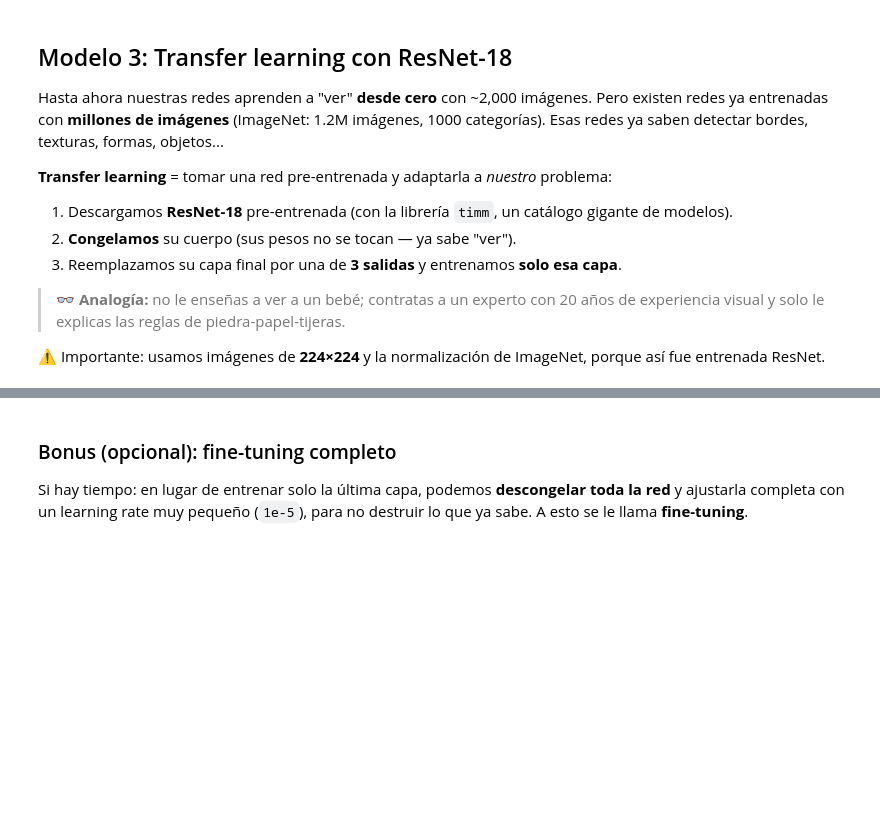
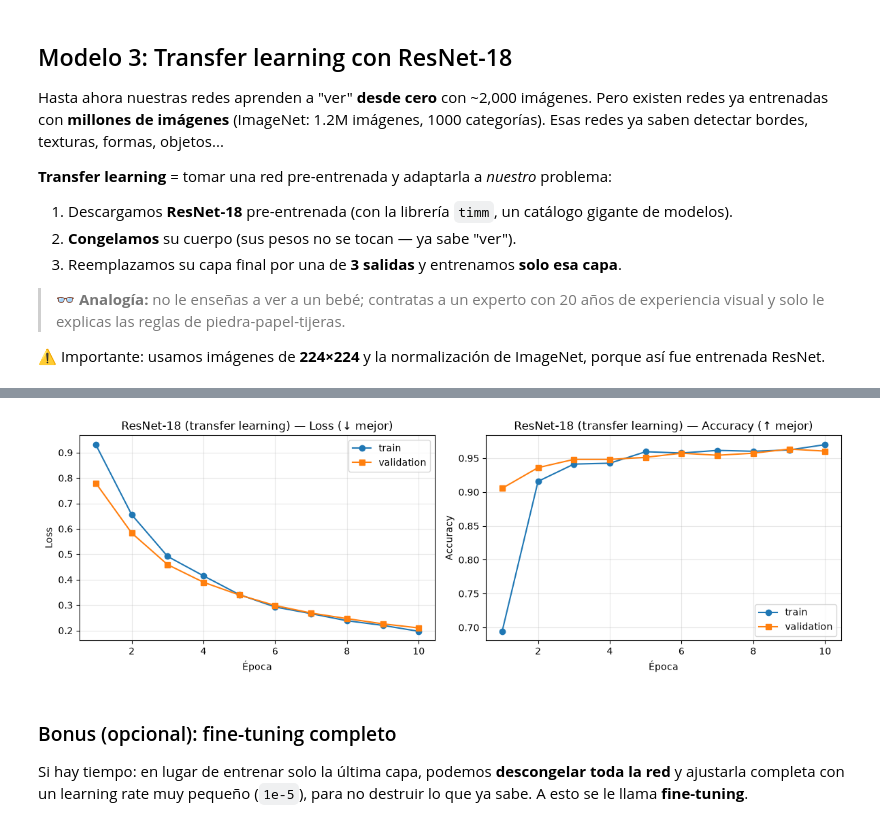
Before and after one commit to marcell-llerena/datascience-g8, a Jupyter notebook: notebooks/20260921_37_workshop_cnn.ipynb, the cells around one changed output, grey strips where cells are left out. Drawn from its saved outputs; the diff is of its cells as text; code cells hidden in the pictures; blank space fills up the shorter version.

```diff
--- a/notebooks/20260921_37_workshop_cnn.ipynb
+++ b/notebooks/20260921_37_workshop_cnn.ipynb
@@ -322,5 +376,10 @@ def fit(modelo, train_dl, val_dl, criterio, optimizador, epocas):
 
     return historial
 # %%
-EPOCAS = 5
+EPOCAS = 20
+
+modelo_mlp = MLP().to(DEVICE)
+criterio = nn.CrossEntropyLoss()
+optimizador = torch.optim.Adam(modelo_mlp.parameters(), lr=1e-3)
+
 historial_mlp = fit(modelo_mlp, train_dl_mlp, val_dl_mlp, criterio, optimizador, EPOCAS)
@@ -458,5 +609,6 @@ optimizador_tl = torch.optim.Adam(
 )
 
 # Con transfer learning bastan pocas épocas
-historial_tl = fit(modelo_tl, train_dl_tl, val_dl_tl, criterio, optimizador_tl, epocas=3)
+historial_tl = fit(modelo_tl, train_dl_tl, val_dl_tl, criterio, optimizador_tl, epocas=10)
 graficar_historial(historial_tl, "ResNet-18 (transfer learning)")
+# %% [output]
@@ -463,3 +625,4 @@ graficar_historial(historial_tl, "ResNet-18 (transfer learning)")
+[figure, added]
 # %% [markdown]
 ### Bonus (opcional): fine-tuning completo
 
```
Also changed, not shown: parts of 30 cells of this notebook, 4 other files.
